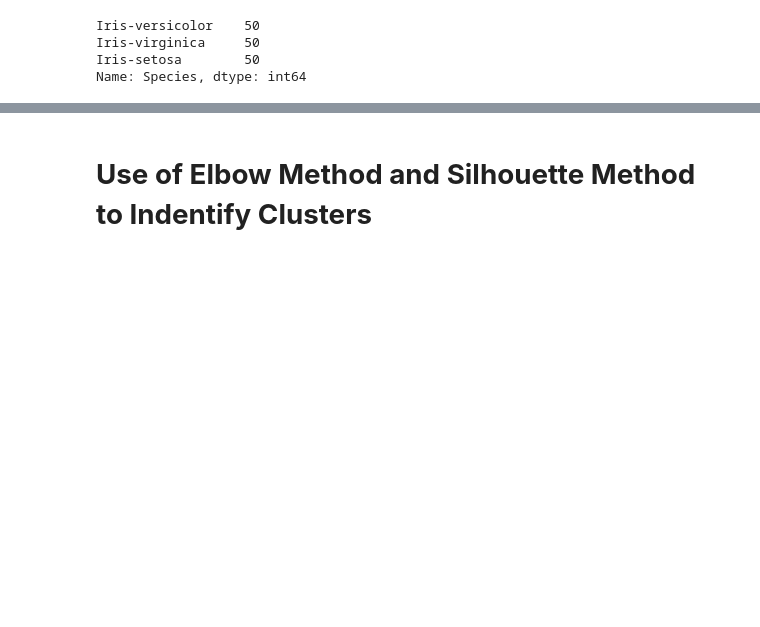
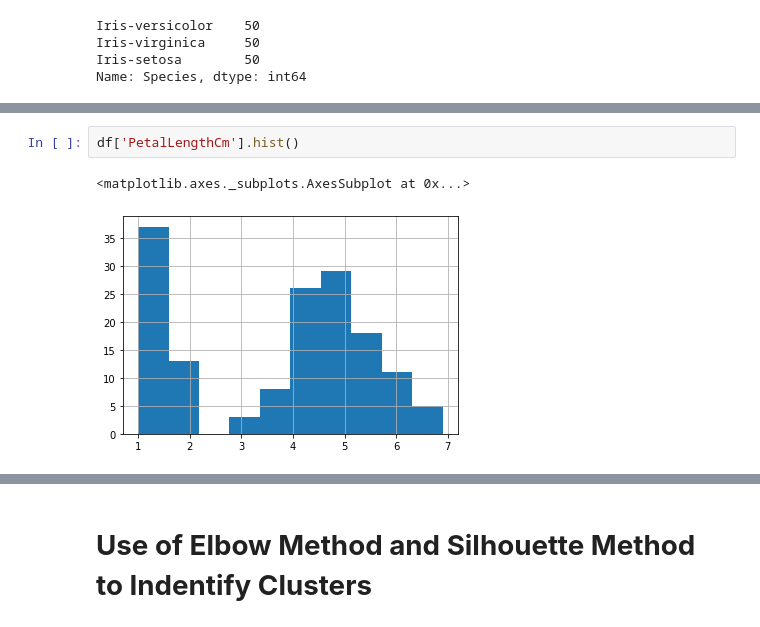
Before and after one commit to Shanvisingh/Prediction-using-Supervised-ML, a Jupyter notebook: Untitled12.ipynb, the cells around one changed output, grey strips where cells are left out. Drawn from its saved outputs; the diff is of its cells as text; blank space fills up the shorter version.

```diff
--- a/Untitled12.ipynb
+++ b/Untitled12.ipynb
@@ -74,0 +84,5 @@ df.describe()
+# %%
+df['PetalLengthCm'].hist()
+# %% [output]
+<matplotlib.axes._subplots.AxesSubplot at 0x...>
+[figure, added]
```
Also changed, not shown: parts of 14 cells of this notebook.
